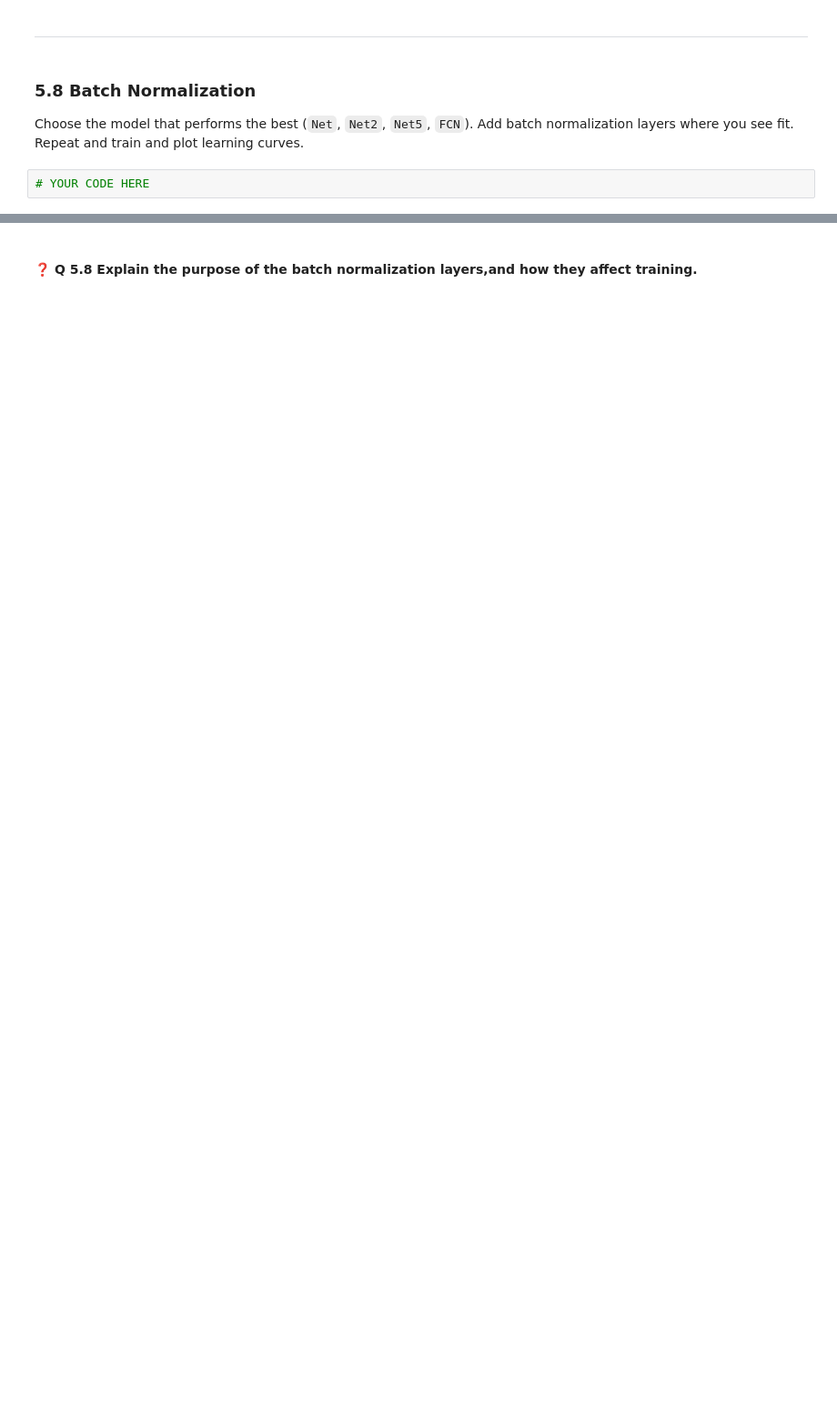
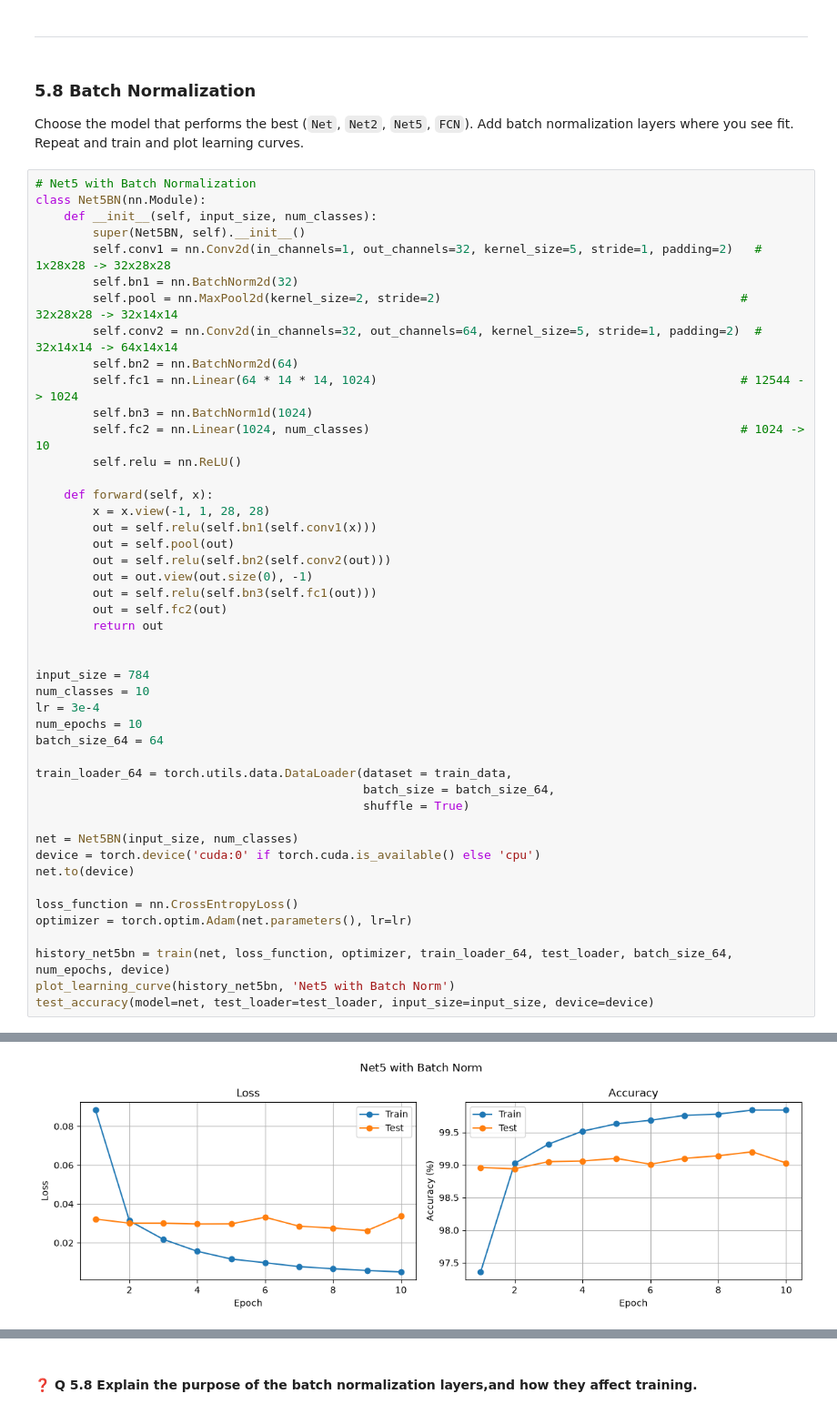
Before and after one commit to Cheemasukh962/EEC-174-Lab-3, a Jupyter notebook: Phase_1.ipynb, the cells around one changed output, grey strips where cells are left out. Shown at 91% size. Saved outputs shown, nothing was run; the diff lists cells and outputs as text; blank space fills up the shorter version.

```diff
--- a/Phase_1.ipynb
+++ b/Phase_1.ipynb
@@ -1067,4 +1067,49 @@ YOUR ANSWER HERE
 
 Choose the model that performs the best (`Net`, `Net2`, `Net5`, `FCN`). Add batch normalization layers where you see fit. Repeat and train and plot learning curves.
 # %%
-# YOUR CODE HERE
+# Net5 with Batch Normalization
+class Net5BN(nn.Module):
+    def __init__(self, input_size, num_classes):
+        super(Net5BN, self).__init__()
+        self.conv1 = nn.Conv2d(in_channels=1, out_channels=32, kernel_size=5, stride=1, padding=2)   # 1x28x28 -> 32x28x28
+        self.bn1 = nn.BatchNorm2d(32)
+        self.pool = nn.MaxPool2d(kernel_size=2, stride=2)                                          # 32x28x28 -> 32x14x14
+        self.conv2 = nn.Conv2d(in_channels=32, out_channels=64, kernel_size=5, stride=1, padding=2)  # 32x14x14 -> 64x14x14
+        self.bn2 = nn.BatchNorm2d(64)
+        self.fc1 = nn.Linear(64 * 14 * 14, 1024)                                                   # 12544 -> 1024
+        self.bn3 = nn.BatchNorm1d(1024)
+        self.fc2 = nn.Linear(1024, num_classes)                                                    # 1024 -> 10
+        self.relu = nn.ReLU()
+
+    def forward(self, x):
+        x = x.view(-1, 1, 28, 28)
+        out = self.relu(self.bn1(self.conv1(x)))
+        out = self.pool(out)
+        out = self.relu(self.bn2(self.conv2(out)))
+        out = out.view(out.size(0), -1)
+        out = self.relu(self.bn3(self.fc1(out)))
+        out = self.fc2(out)
+        return out
+
+
+input_size = 784
+num_classes = 10
+lr = 3e-4
+num_epochs = 10
+batch_size_64 = 64
+
+train_loader_64 = torch.utils.data.DataLoader(dataset = train_data,
+                                              batch_size = batch_size_64,
+                                              shuffle = True)
+
+net = Net5BN(input_size, num_classes)
+device = torch.device('cuda:0' if torch.cuda.is_available() else 'cpu')
+net.to(device)
+
+loss_function = nn.CrossEntropyLoss()
+optimizer = torch.optim.Adam(net.parameters(), lr=lr)
+
+history_net5bn = train(net, loss_function, optimizer, train_loader_64, test_loader, batch_size_64, num_epochs, device)
+plot_learning_curve(history_net5bn, 'Net5 with Batch Norm')
+test_accuracy(model=net, test_loader=test_loader, input_size=input_size, device=device)
+# %% [output]
@@ -1070,0 +1126 @@ Choose the model that performs the best (`Net`, `Net2`, `Net5`, `FCN`). Add batc
+[figure, added]
```
Also changed, not shown: parts of 6 cells of this notebook.
